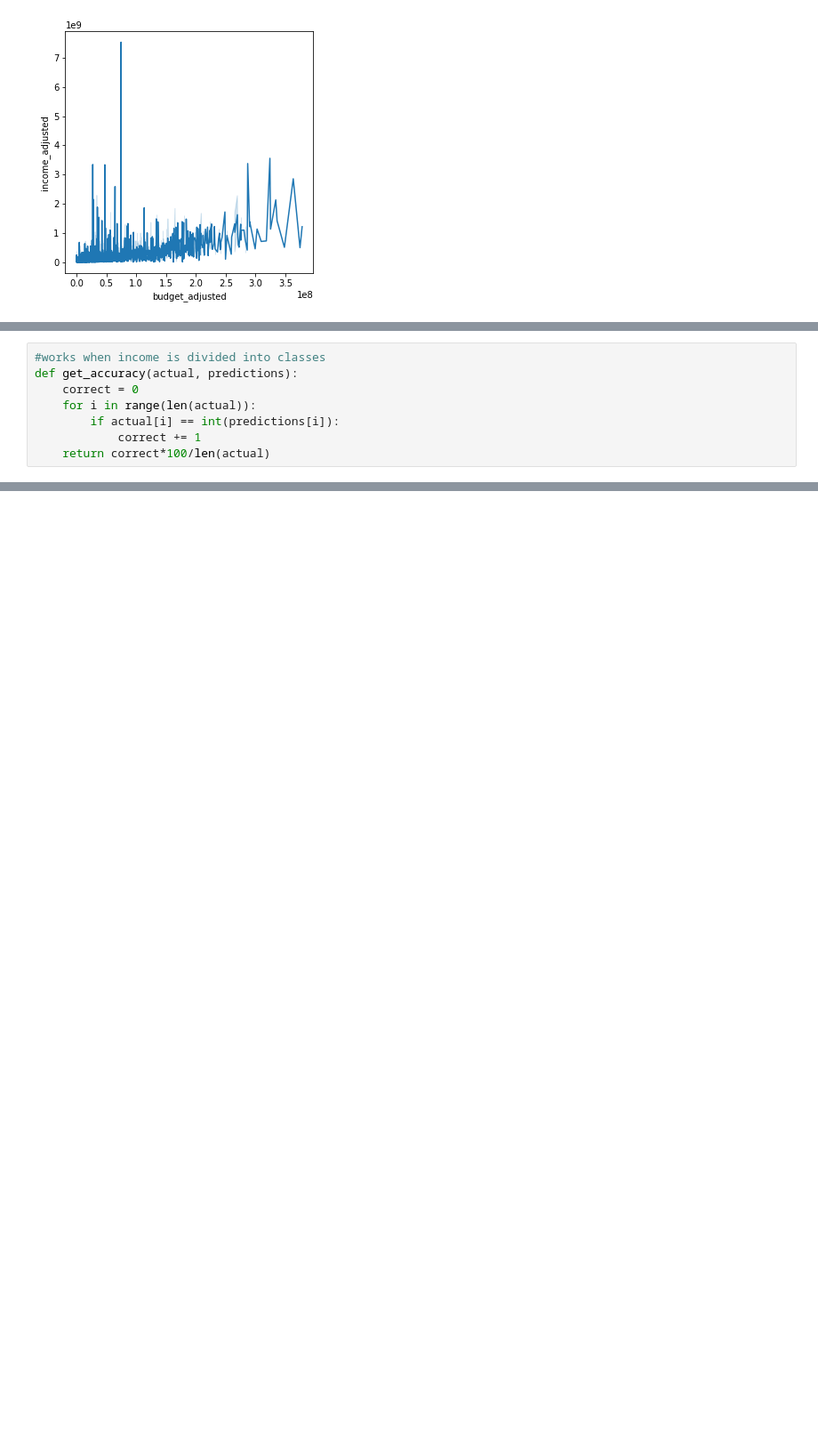
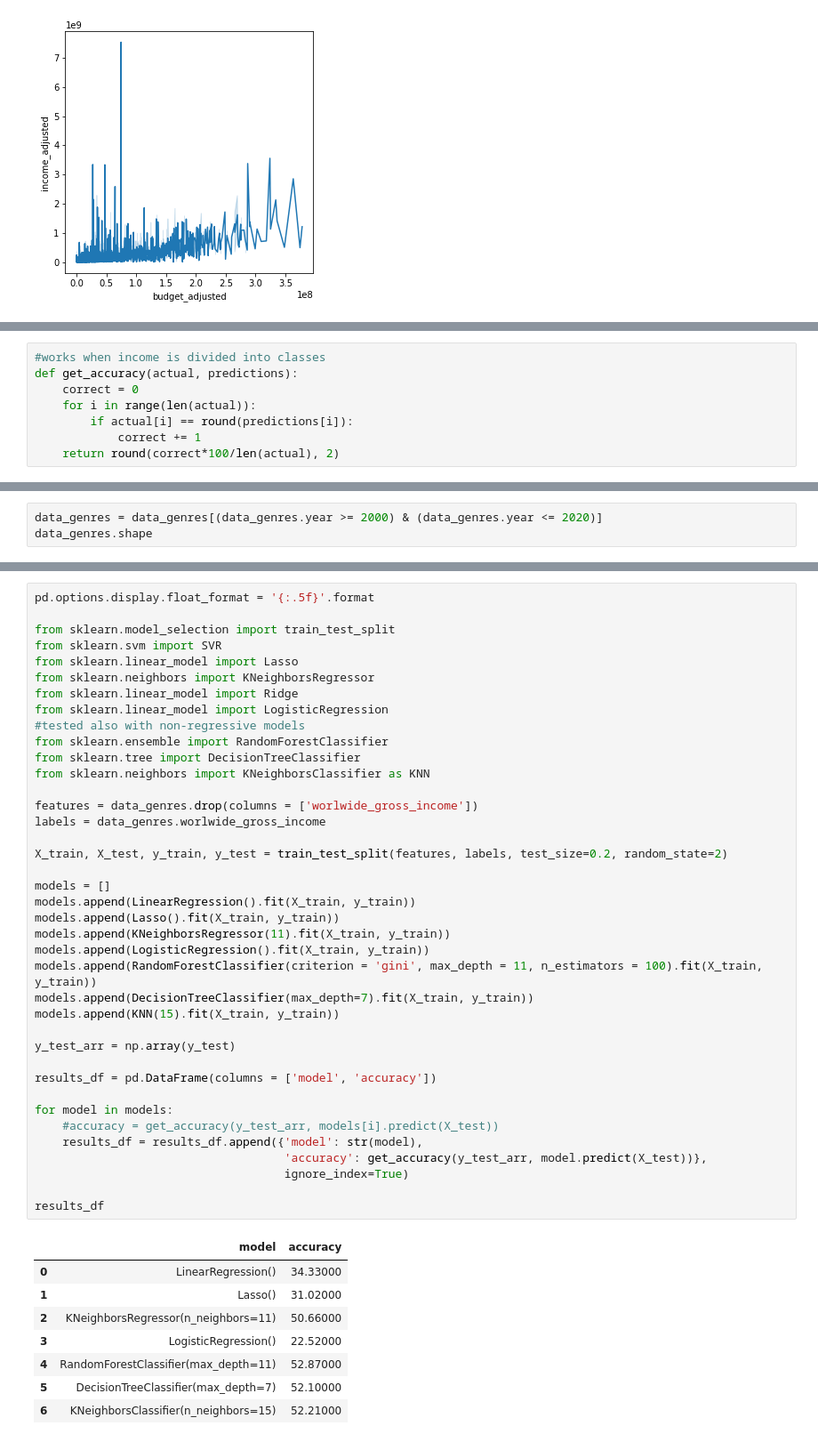
Before and after one commit to Joonasp1/IMDb_data, a Jupyter notebook: Data_Project.ipynb, the cells around one changed output, grey strips where cells are left out. Shown at 89% size. Drawn from its saved outputs; the diff is of its cells as text; blank space fills up the shorter version.

```diff
--- a/Data_Project.ipynb
+++ b/Data_Project.ipynb
@@ -244,6 +247,6 @@ Name: income_adjusted, dtype: int64
 def get_accuracy(actual, predictions):
     correct = 0
     for i in range(len(actual)):
-        if actual[i] == int(predictions[i]):
+        if actual[i] == round(predictions[i]):
             correct += 1
-    return correct*100/len(actual)
+    return round(correct*100/len(actual), 2)
@@ -269,0 +253,3 @@ print(get_accuracy(y_test_arr, y_pred1), get_accuracy(y_test_arr, y_pred2))
+# %%
+data_genres = data_genres[(data_genres.year >= 2000) & (data_genres.year <= 2020)]
+data_genres.shape
@@ -269,0 +258,48 @@ print(get_accuracy(y_test_arr, y_pred1), get_accuracy(y_test_arr, y_pred2))
+# %%
+pd.options.display.float_format = '{:.5f}'.format
+
+from sklearn.model_selection import train_test_split
+from sklearn.svm import SVR
+from sklearn.linear_model import Lasso
+from sklearn.neighbors import KNeighborsRegressor
+from sklearn.linear_model import Ridge
+from sklearn.linear_model import LogisticRegression
+#tested also with non-regressive models
+from sklearn.ensemble import RandomForestClassifier
+from sklearn.tree import DecisionTreeClassifier
+from sklearn.neighbors import KNeighborsClassifier as KNN
+
+features = data_genres.drop(columns = ['worlwide_gross_income'])
+labels = data_genres.worlwide_gross_income
+
+X_train, X_test, y_train, y_test = train_test_split(features, labels, test_size=0.2, random_state=2)
+
+models = []
+models.append(LinearRegression().fit(X_train, y_train))
+models.append(Lasso().fit(X_train, y_train))
+models.append(KNeighborsRegressor(11).fit(X_train, y_train))
+models.append(LogisticRegression().fit(X_train, y_train))
+models.append(RandomForestClassifier(criterion = 'gini', max_depth = 11, n_estimators = 100).fit(X_train, y_train))
+models.append(DecisionTreeClassifier(max_depth=7).fit(X_train, y_train))
+models.append(KNN(15).fit(X_train, y_train))
+
+y_test_arr = np.array(y_test)
+
+results_df = pd.DataFrame(columns = ['model', 'accuracy'])
+
+for model in models:
+    #accuracy = get_accuracy(y_test_arr, models[i].predict(X_test))
+    results_df = results_df.append({'model': str(model),
+                                    'accuracy': get_accuracy(y_test_arr, model.predict(X_test))},
+                                    ignore_index=True)
+
+results_df
+# %% [output]
+|  | model | accuracy |
+| 0 | LinearRegression() | 34.33000 |
+| 1 | Lasso() | 31.02000 |
+| 2 | KNeighborsRegressor(n_neighbors=11) | 50.66000 |
+| 3 | LogisticRegression() | 22.52000 |
+| 4 | RandomForestClassifier(max_depth=11) | 52.87000 |
+| 5 | DecisionTreeClassifier(max_depth=7) | 52.10000 |
+| 6 | KNeighborsClassifier(n_neighbors=15) | 52.21000 |
```
Also changed, not shown: parts of 7 cells of this notebook.
